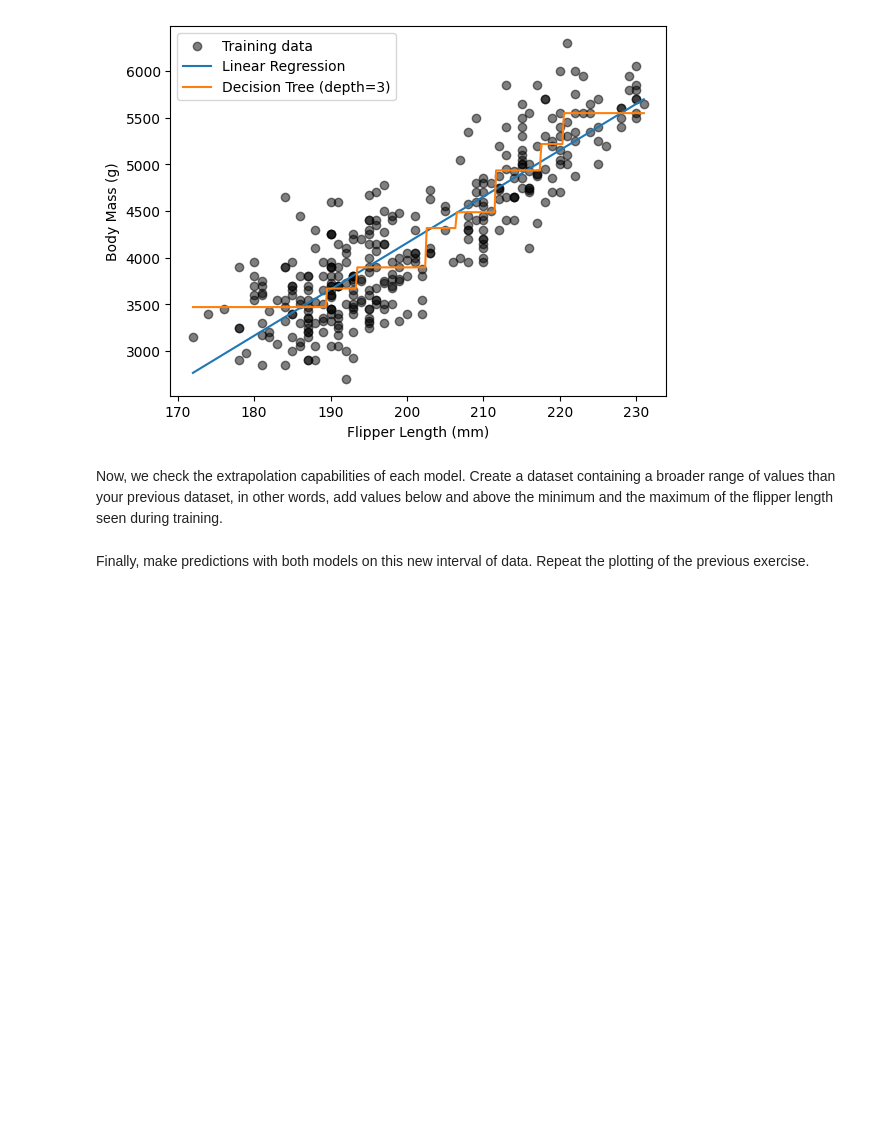
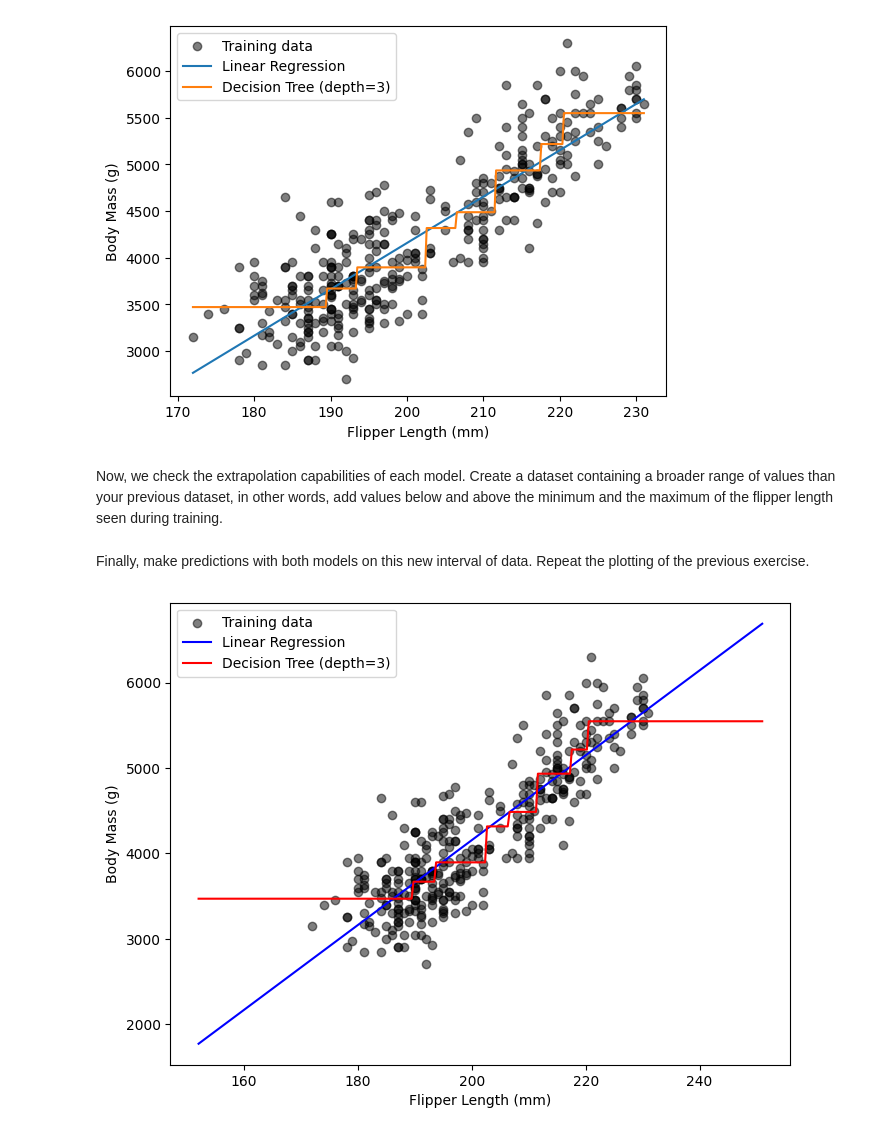
Before and after one commit to zeyad70/week3, a Jupyter notebook: week-3/trees_ex_02.ipynb, the cells around one changed output. Cells and saved outputs as stored; diff of their text form; code cells hidden in the pictures; blank space fills up the shorter version.

```diff
--- a/week-3/trees_ex_02.ipynb
+++ b/week-3/trees_ex_02.ipynb
@@ -93,3 +93,19 @@ flipper_range_extrapolation = np.linspace(
 # %% [markdown]
 Finally, make predictions with both models on this new interval of data.
 Repeat the plotting of the previous exercise.
+# %%
+import matplotlib.pyplot as plt
+
+linear_pred_ext = linear_model.predict(flipper_range_extrapolation)
+tree_pred_ext = tree_model.predict(flipper_range_extrapolation)
+
+plt.figure(figsize=(8, 6))
+plt.scatter(data_train[feature_name], target_train, color="black", alpha=0.5, label="Training data")
+plt.plot(flipper_range_extrapolation, linear_pred_ext, color="blue", label="Linear Regression")
+plt.plot(flipper_range_extrapolation, tree_pred_ext, color="red", label="Decision Tree (depth=3)")
+plt.xlabel(feature_name)
+plt.ylabel(target_name)
+plt.legend()
+plt.show()
+# %% [output]
+[figure, added]
```
